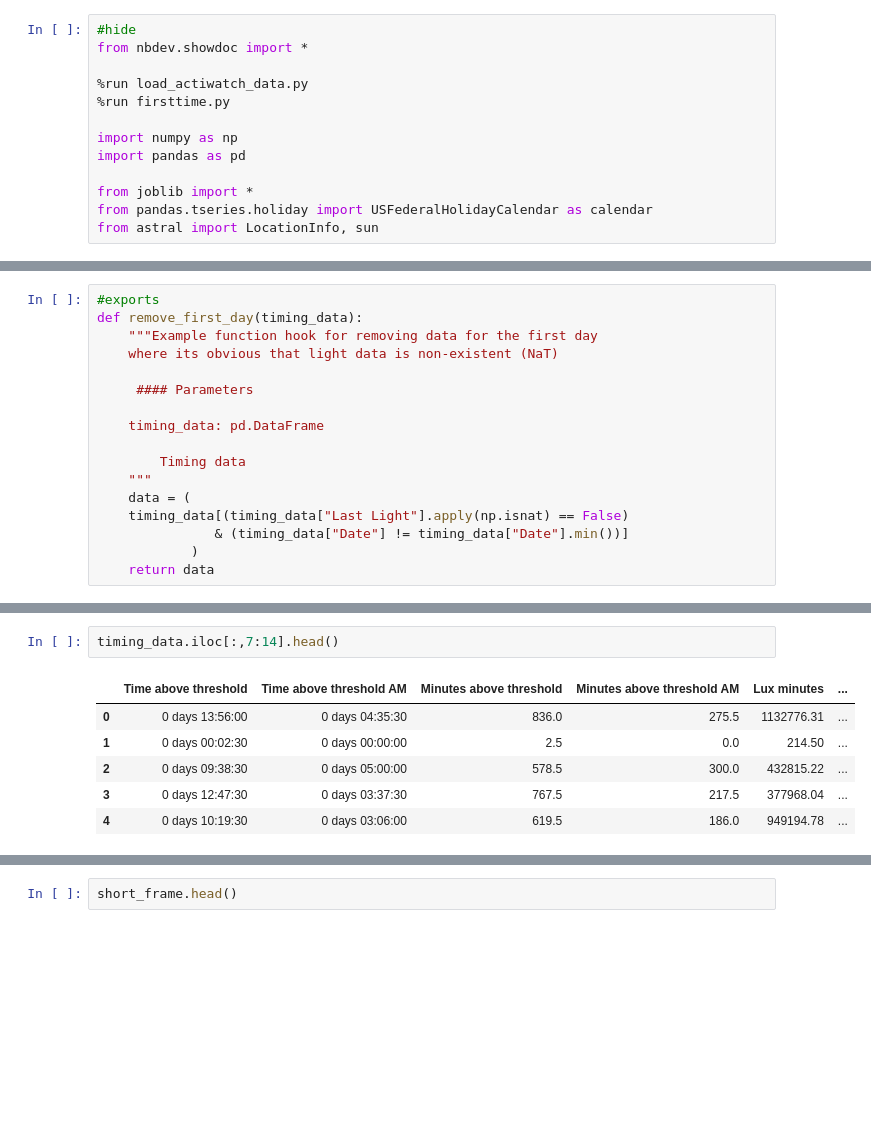
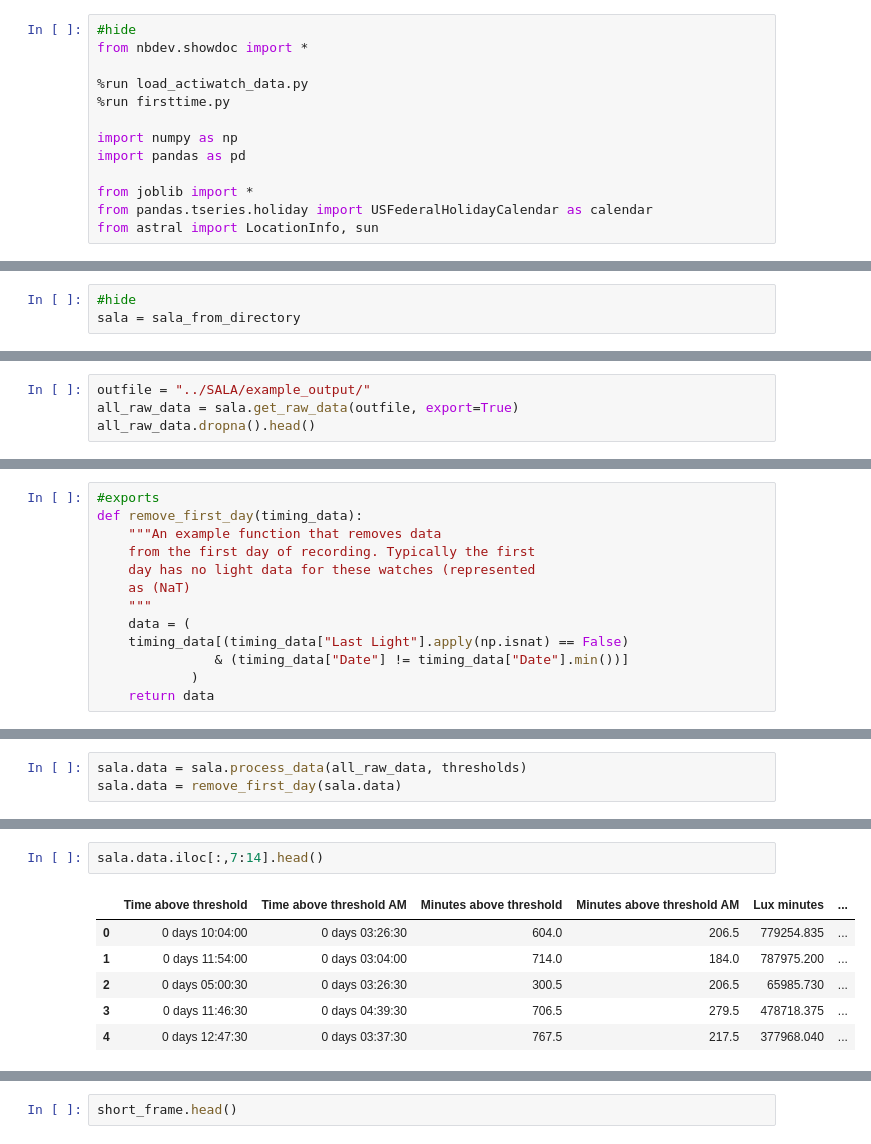
Before and after one commit to FleischerResearchLab/SALA, a Jupyter notebook: 00_SALA.ipynb, the cells around one changed output, grey strips where cells are left out. Drawn from its saved outputs; the diff is of its cells as text; blank space fills up the shorter version.

```diff
--- a/00_SALA.ipynb
+++ b/00_SALA.ipynb
@@ -522 +598,4 @@ sala = SALA(directory = directory)
+# %%
+#hide
+sala = sala_from_directory
 # %% [markdown]
@@ -589,0 +672,4 @@ Pass #2, data summary
+# %%
+outfile = "../SALA/example_output/"
+all_raw_data = sala.get_raw_data(outfile, export=True)
+all_raw_data.dropna().head()
@@ -664,14 +738,10 @@ The main processing function provides the ability for users to run their own cus
 # %%
 #exports
 def remove_first_day(timing_data):
-    """Example function hook for removing data for the first day
-    where its obvious that light data is non-existent (NaT)
-
-     #### Parameters
-
-    timing_data: pd.DataFrame
-
-        Timing data
+    """An example function that removes data
+    from the first day of recording. Typically the first
+    day has no light data for these watches (represented
+    as (NaT)
     """
     data = (
     timing_data[(timing_data["Last Light"].apply(np.isnat) == False)
@@ -705 +751,4 @@ all_data.dropna().head()
+# %%
+sala.data = sala.process_data(all_raw_data, thresholds)
+sala.data = remove_first_day(sala.data)
 # %%
@@ -714,10 +763,10 @@ timing_data.iloc[:,:7].head()
 # %%
-timing_data.iloc[:,7:14].head()
+sala.data.iloc[:,7:14].head()
 # %% [output]
 |  | Time above threshold | Time above threshold AM | Minutes above threshold | Minutes above threshold AM | Lux minutes | ... |
-| 0 | 0 days 13:56:00 | 0 days 04:35:30 | 836.0 | 275.5 | 1132776.31 | ... |
-| 1 | 0 days 00:02:30 | 0 days 00:00:00 | 2.5 | 0.0 | 214.50 | ... |
-| 2 | 0 days 09:38:30 | 0 days 05:00:00 | 578.5 | 300.0 | 432815.22 | ... |
-| 3 | 0 days 12:47:30 | 0 days 03:37:30 | 767.5 | 217.5 | 377968.04 | ... |
-| 4 | 0 days 10:19:30 | 0 days 03:06:00 | 619.5 | 186.0 | 949194.78 | ... |
+| 0 | 0 days 10:04:00 | 0 days 03:26:30 | 604.0 | 206.5 | 779254.835 | ... |
+| 1 | 0 days 11:54:00 | 0 days 03:04:00 | 714.0 | 184.0 | 787975.200 | ... |
+| 2 | 0 days 05:00:30 | 0 days 03:26:30 | 300.5 | 206.5 | 65985.730 | ... |
+| 3 | 0 days 11:46:30 | 0 days 04:39:30 | 706.5 | 279.5 | 478718.375 | ... |
+| 4 | 0 days 12:47:30 | 0 days 03:37:30 | 767.5 | 217.5 | 377968.040 | ... |
 # %%
```
Also changed, not shown: parts of 42 cells of this notebook, 4 other files.
